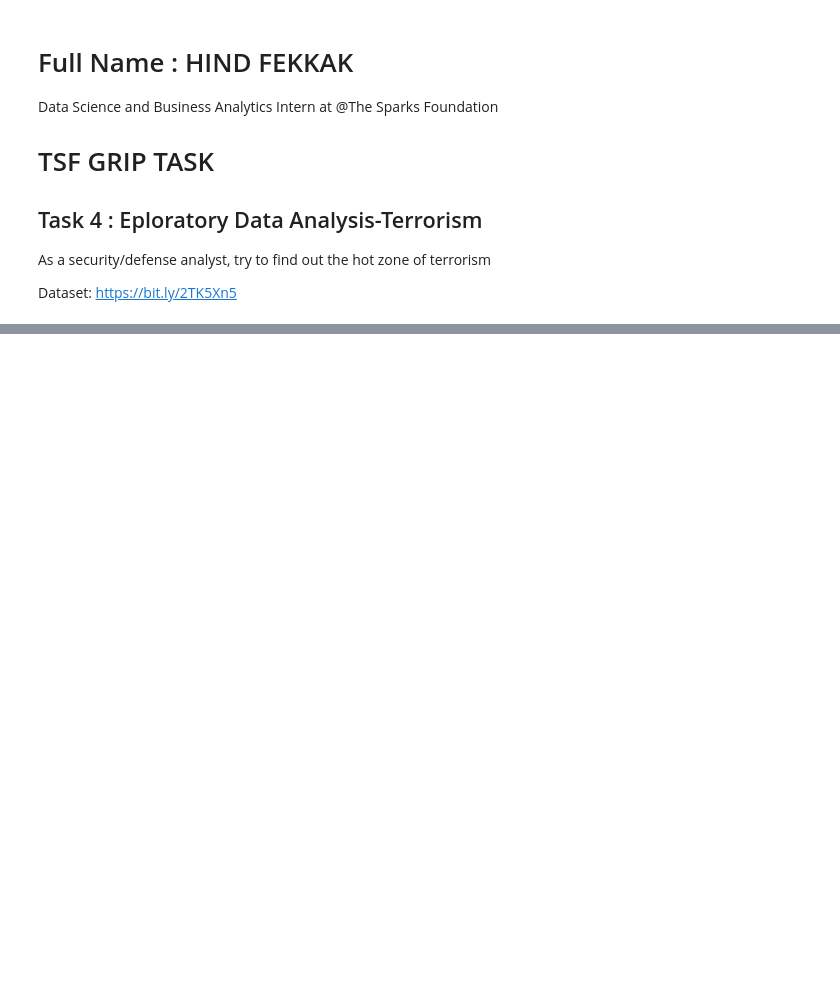
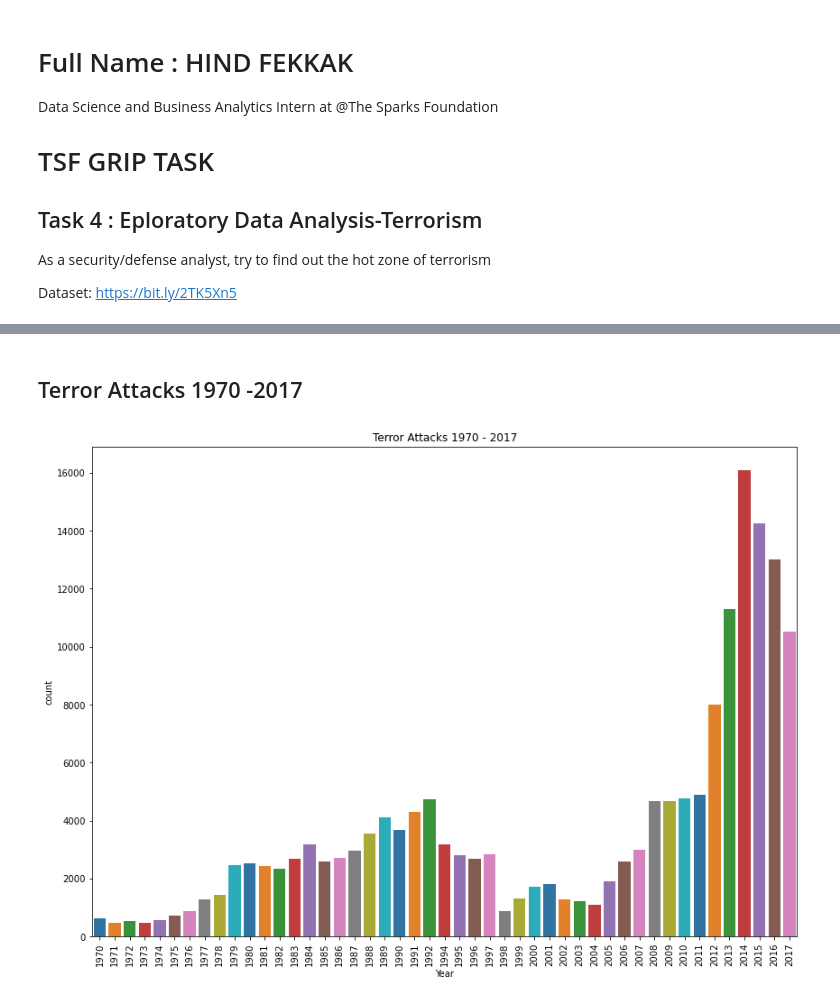
Before and after one commit to hindfekkak/Eploratory-Data-Analysis-Terrorism, a Jupyter notebook: Task4.ipynb, the cells around one changed output, grey strips where cells are left out. Cells and saved outputs as stored; diff of their text form; code cells hidden in the pictures; blank space fills up the shorter version.

```diff
--- a/Task4.ipynb
+++ b/Task4.ipynb
@@ -19,0 +193,11 @@ FileNotFoundError: [Errno 2] No such file or directory: 'globalterrorismdb_0718d
+# %% [markdown]
+## Terror Attacks 1970 -2017
+# %%
+plt.subplots(figsize=(14,10))
+sns.countplot(x='iyear' , data=df , palette = 'tab10')
+plt.xticks(rotation=90)
+plt.title('Terror Attacks 1970 - 2017')
+plt.xlabel('Year')
+plt.show()
+# %% [output]
+[figure, added]
```
Also changed, not shown: parts of 29 cells of this notebook.
